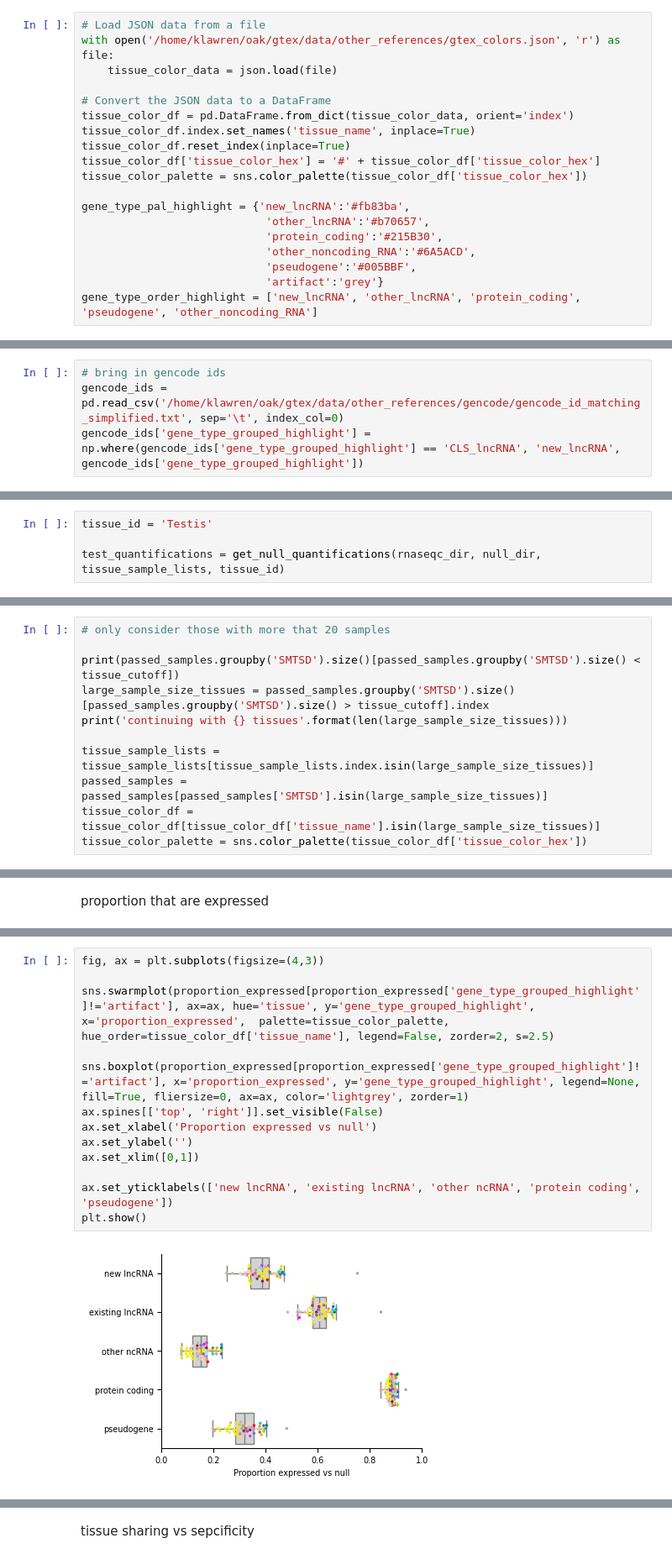
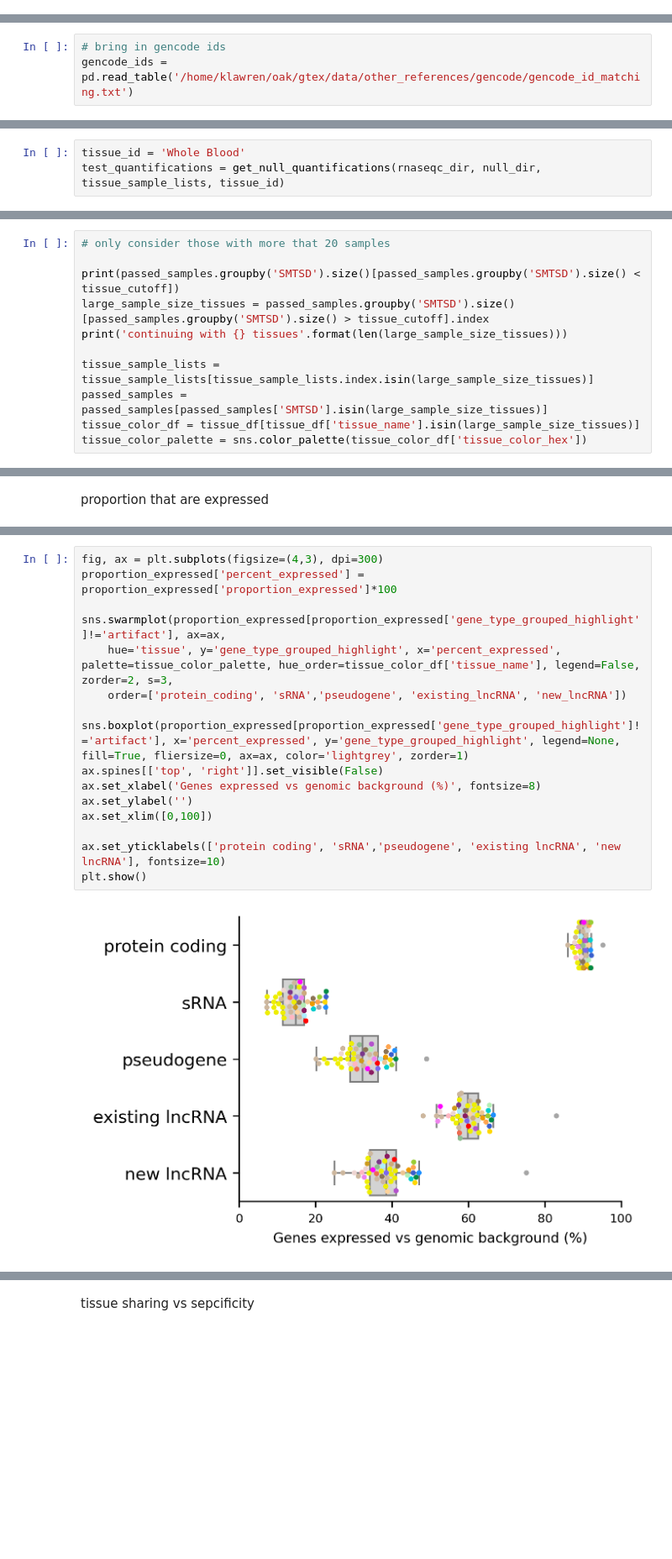
Before and after one commit to danielnachun/gtex-gencode47, a Jupyter notebook: notebooks/quantify_matched_nongenic_null.ipynb, the cells around one changed output, grey strips where cells are left out. Shown at 84% size. Saved outputs shown, nothing was run; the diff lists cells and outputs as text; blank space fills up the shorter version.

```diff
--- a/notebooks/quantify_matched_nongenic_null.ipynb
+++ b/notebooks/quantify_matched_nongenic_null.ipynb
@@ -28,22 +30,3 @@ rnaseqc_dir = '/home/klawren/oak/gtex/output/all_tissues/'
 null_dir = '/home/klawren/oak/gtex/output/all_tissues_null/v11_intergenic/'
 # %% [markdown]
 bring in the gtex colors and make a palette
-# %%
-# Load JSON data from a file
-with open('/home/klawren/oak/gtex/data/other_references/gtex_colors.json', 'r') as file:
-    tissue_color_data = json.load(file)
-
-# Convert the JSON data to a DataFrame
-tissue_color_df = pd.DataFrame.from_dict(tissue_color_data, orient='index')
-tissue_color_df.index.set_names('tissue_name', inplace=True)
-tissue_color_df.reset_index(inplace=True)
-tissue_color_df['tissue_color_hex'] = '#' + tissue_color_df['tissue_color_hex']
-tissue_color_palette = sns.color_palette(tissue_color_df['tissue_color_hex'])
-
-gene_type_pal_highlight = {'new_lncRNA':'#fb83ba',
-                            'other_lncRNA':'#b70657',
-                            'protein_coding':'#215B30',
-                            'other_noncoding_RNA':'#6A5ACD',
-                            'pseudogene':'#005BBF',
-                            'artifact':'grey'}
-gene_type_order_highlight = ['new_lncRNA', 'other_lncRNA', 'protein_coding', 'pseudogene', 'other_noncoding_RNA']
@@ -50,7 +102,6 @@ gene_type_order_highlight = ['new_lncRNA', 'other_lncRNA', 'protein_coding', 'ps
 # %%
 # bring in gencode ids
-gencode_ids = pd.read_csv('/home/klawren/oak/gtex/data/other_references/gencode/gencode_id_matching_simplified.txt', sep='\t', index_col=0)
-gencode_ids['gene_type_grouped_highlight'] = np.where(gencode_ids['gene_type_grouped_highlight'] == 'CLS_lncRNA', 'new_lncRNA', gencode_ids['gene_type_grouped_highlight'])
+gencode_ids = pd.read_table('/home/klawren/oak/gtex/data/other_references/gencode/gencode_id_matching.txt')
 # %% [markdown]
 which samples belong to which tissues and pass qc?
 
@@ -239,5 +292,4 @@ look at one of the lower sample size ones - fallopian tube. I think that the sam
 # %%
-tissue_id = 'Testis'
-
+tissue_id = 'Whole Blood'
 test_quantifications = get_null_quantifications(rnaseqc_dir, null_dir, tissue_sample_lists, tissue_id)
 # %% [output]
@@ -264,7 +316,7 @@ print('continuing with {} tissues'.format(len(large_sample_size_tissues)))
 
 tissue_sample_lists = tissue_sample_lists[tissue_sample_lists.index.isin(large_sample_size_tissues)]
 passed_samples = passed_samples[passed_samples['SMTSD'].isin(large_sample_size_tissues)]
-tissue_color_df = tissue_color_df[tissue_color_df['tissue_name'].isin(large_sample_size_tissues)]
+tissue_color_df = tissue_df[tissue_df['tissue_name'].isin(large_sample_size_tissues)]
 tissue_color_palette = sns.color_palette(tissue_color_df['tissue_color_hex'])
 # %% [output]
 SMTSD
@@ -339,17 +390,20 @@ proportion_expressed = quantifications.groupby('gene_type_grouped_highlight').ag
 proportion_expressed = proportion_expressed.reset_index().melt(id_vars='gene_type_grouped_highlight', value_vars=quantification_columns, value_name='proportion_expressed')
 proportion_expressed['tissue'] = proportion_expressed['variable'].str.split('.quantified').str[0]
 # %%
-fig, ax = plt.subplots(figsize=(4,3))
+fig, ax = plt.subplots(figsize=(4,3), dpi=300)
+proportion_expressed['percent_expressed'] = proportion_expressed['proportion_expressed']*100
 
-sns.swarmplot(proportion_expressed[proportion_expressed['gene_type_grouped_highlight']!='artifact'], ax=ax, hue='tissue', y='gene_type_grouped_highlight', x='proportion_expressed',  palette=tissue_color_palette, hue_order=tissue_color_df['tissue_name'], legend=False, zorder=2, s=2.5)
+sns.swarmplot(proportion_expressed[proportion_expressed['gene_type_grouped_highlight']!='artifact'], ax=ax,
+    hue='tissue', y='gene_type_grouped_highlight', x='percent_expressed',  palette=tissue_color_palette, hue_order=tissue_color_df['tissue_name'], legend=False, zorder=2, s=3,
+    order=['protein_coding', 'sRNA','pseudogene', 'existing_lncRNA', 'new_lncRNA'])
 
-sns.boxplot(proportion_expressed[proportion_expressed['gene_type_grouped_highlight']!='artifact'], x='proportion_expressed', y='gene_type_grouped_highlight', legend=None, fill=True, fliersize=0, ax=ax, color='lightgrey', zorder=1)
+sns.boxplot(proportion_expressed[proportion_expressed['gene_type_grouped_highlight']!='artifact'], x='percent_expressed', y='gene_type_grouped_highlight', legend=None, fill=True, fliersize=0, ax=ax, color='lightgrey', zorder=1)
 ax.spines[['top', 'right']].set_visible(False)
-ax.set_xlabel('Proportion expressed vs null')
+ax.set_xlabel('Genes expressed vs genomic background (%)', fontsize=8)
 ax.set_ylabel('')
-ax.set_xlim([0,1])
+ax.set_xlim([0,100])
 
-ax.set_yticklabels(['new lncRNA', 'existing lncRNA', 'other ncRNA', 'protein coding', 'pseudogene'])
+ax.set_yticklabels(['protein coding', 'sRNA','pseudogene', 'existing lncRNA', 'new lncRNA'], fontsize=10)
 plt.show()
 # %% [output]
-[figure, old version]
+[figure, new version]
```
Also changed, not shown: parts of 20 cells of this notebook, 47 other files.
